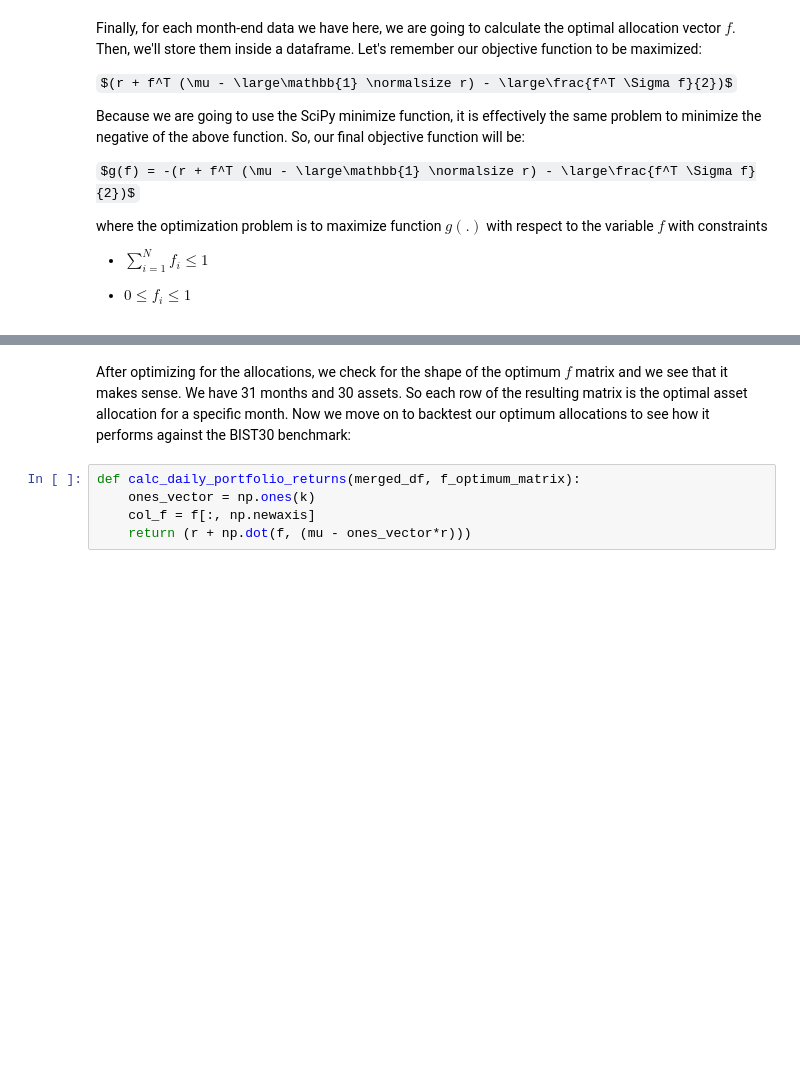
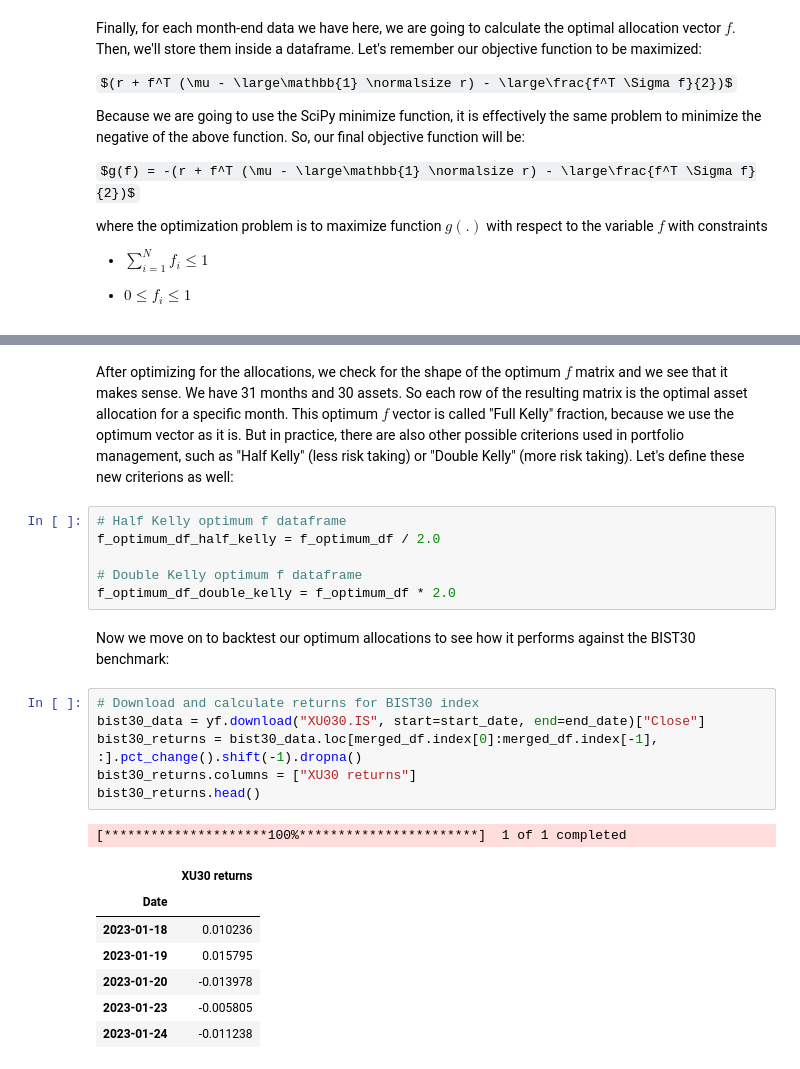
Before and after one commit to adevrent/linkedin_articles, a Jupyter notebook: Article_1/A1.ipynb, the cells around one changed output, grey strips where cells are left out. Drawn from its saved outputs; the diff is of its cells as text; some formulas as TeX source; blank space fills up the shorter version.

```diff
--- a/Article_1/A1.ipynb
+++ b/Article_1/A1.ipynb
@@ -259,7 +238,25 @@ f_optimum_df.shape: (31, 30)
 # %% [markdown]
-After optimizing for the allocations, we check for the shape of the optimum $f$ matrix and we see that it makes sense. We have 31 months and 30 assets. So each row of the resulting matrix is the optimal asset allocation for a specific month. Now we move on to backtest our optimum allocations to see how it performs against the BIST30 benchmark:
+After optimizing for the allocations, we check for the shape of the optimum $f$ matrix and we see that it makes sense. We have 31 months and 30 assets. So each row of the resulting matrix is the optimal asset allocation for a specific month. This optimum $f$ vector is called "Full Kelly" fraction, because we use the optimum vector as it is. But in practice, there are also other possible criterions used in portfolio management, such as "Half Kelly" (less risk taking) or "Double Kelly" (more risk taking). Let's define these new criterions as well:
+# %%
+# Half Kelly optimum f dataframe
+f_optimum_df_half_kelly = f_optimum_df / 2.0
+
+# Double Kelly optimum f dataframe
+f_optimum_df_double_kelly = f_optimum_df * 2.0
+# %% [markdown]
+Now we move on to backtest our optimum allocations to see how it performs against the BIST30 benchmark:
 # %%
-def calc_daily_portfolio_returns(merged_df, f_optimum_matrix):
-    ones_vector = np.ones(k)
-    col_f = f[:, np.newaxis]
-    return (r + np.dot(f, (mu - ones_vector*r)))
+# Download and calculate returns for BIST30 index
+bist30_data = yf.download("XU030.IS", start=start_date, end=end_date)["Close"]
+bist30_returns = bist30_data.loc[merged_df.index[0]:merged_df.index[-1], :].pct_change().shift(-1).dropna()
+bist30_returns.columns = ["XU30 returns"]
+bist30_returns.head()
+# %% [output]
+[*********************100%***********************]  1 of 1 completed
+|  | XU30 returns |
+| Date |  |
+| 2023-01-18 | 0.010236 |
+| 2023-01-19 | 0.015795 |
+| 2023-01-20 | -0.013978 |
+| 2023-01-23 | -0.005805 |
+| 2023-01-24 | -0.011238 |
```
Also changed, not shown: parts of 6 cells of this notebook.
